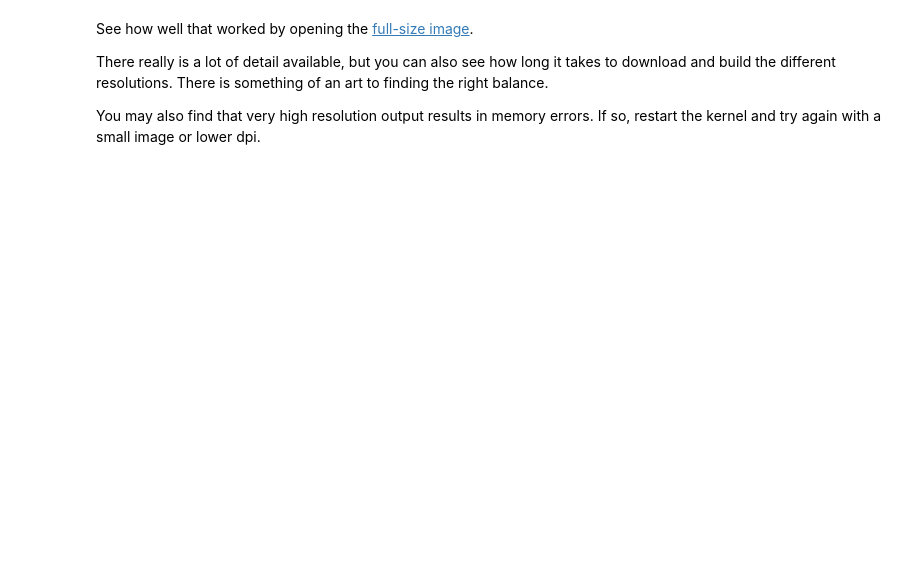
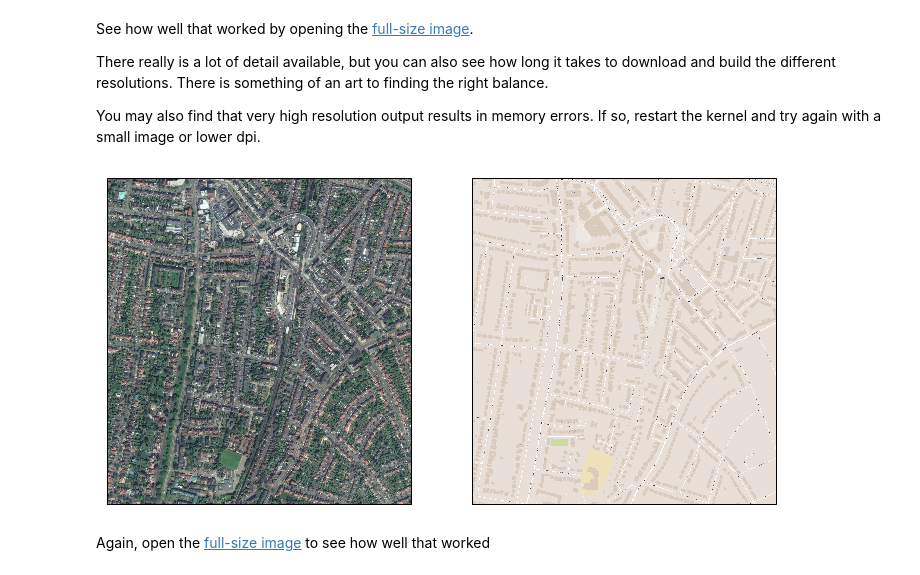
Before and after one commit to Underworld-Geodynamics-Education/Cloud-Intro2Python, a Jupyter notebook: Notebooks/Mapping/7 - Working with on-demand mapping services.ipynb, the cells around one changed output. Cells and saved outputs as stored; diff of their text form; code cells hidden in the pictures; blank space fills up the shorter version.

```diff
--- a/Notebooks/Mapping/7 - Working with on-demand mapping services.ipynb
+++ b/Notebooks/Mapping/7 - Working with on-demand mapping services.ipynb
@@ -173,18 +212,22 @@ You may also find that very high resolution output results in memory errors. If
 # %%
 ## For fun, this is the street where I grew up ...
 
 lat0 =   51.585 ; lat1 = 51.595
 lon0 =   0.018   ; lon1 = 0.033
 
 map_extent = [lon0, lon1, lat0, lat1]
 
 
 fig  = plt.figure(figsize=(12, 6), facecolor="none")
 ax1  = plt.subplot(121, projection=map_quest_aerial.crs)
 ax2  = plt.subplot(122, projection=map_quest_street.crs)
 
 ax1.set_extent(map_extent)
 ax2.set_extent(map_extent)
 
-ax1.add_image(mapbox_satellite, 18, alpha=1.0, zorder=2)
-ax2.add_image(map_quest_street, 18, alpha=1.0, zorder=2)
+ax1.add_image(mapbox_satellite, 19, alpha=1.0, zorder=2)
+ax2.add_image(mapbox_streets, 19, alpha=1.0, zorder=2)
+
+fig.savefig("LondonE18.png", dpi=600)
+# %% [output]
+[figure, added]
@@ -194,0 +234,2 @@ fig.savefig("LondonE18.png", dpi=600)
+# %% [markdown]
+Again, open the [full-size image](LondonE18.png) to see how well that worked
```
Also changed, not shown: parts of 9 cells of this notebook, 22 other files.
